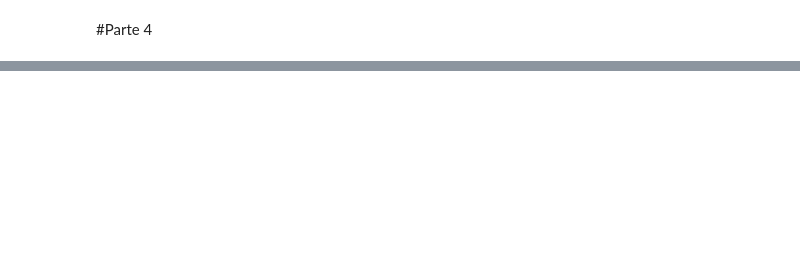
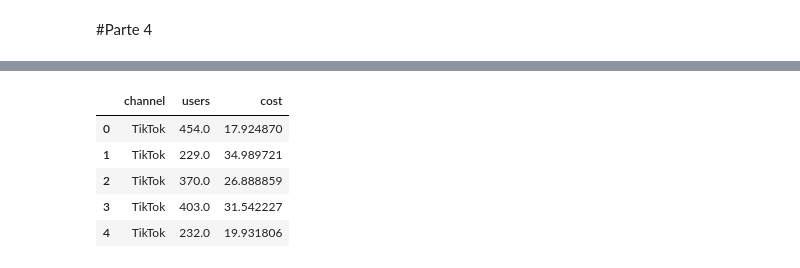
Before and after one commit to zayo1511/LaboratorioDeAnalisisDeDatosFinancierosYDeDisenoDeIndicadores, a Jupyter notebook: examen_2do_parcial_LozoyaDiego.ipynb, the cells around one changed output, grey strips where cells are left out. Cells and saved outputs as stored; diff of their text form; code cells hidden in the pictures; blank space fills up the shorter version.

```diff
--- a/examen_2do_parcial_LozoyaDiego.ipynb
+++ b/examen_2do_parcial_LozoyaDiego.ipynb
@@ -640,0 +839,3 @@ Ya que por convención del SEM tiempo_promedio y tiempo_respuesta fueron estable
+# %%
+df = pd.read_csv(data_path + 'marketing_data.csv')
+df.head()
@@ -640,0 +849,10 @@ Ya que por convención del SEM tiempo_promedio y tiempo_respuesta fueron estable
+# %%
+df_tiktok = df[df['channel'] == 'TikTok']
+df_tiktok.head()
+# %% [output]
+|  | channel | users | cost |
+| 0 | TikTok | 454.0 | 17.924870 |
+| 1 | TikTok | 229.0 | 34.989721 |
+| 2 | TikTok | 370.0 | 26.888859 |
+| 3 | TikTok | 403.0 | 31.542227 |
+| 4 | TikTok | 232.0 | 19.931806 |
```
Also changed, not shown: parts of 32 cells of this notebook.
